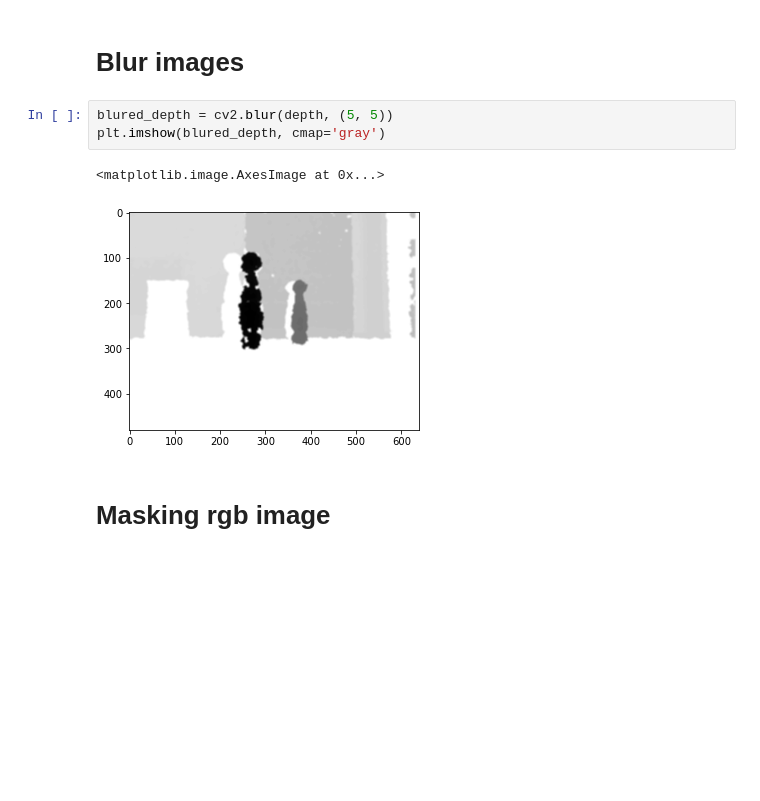
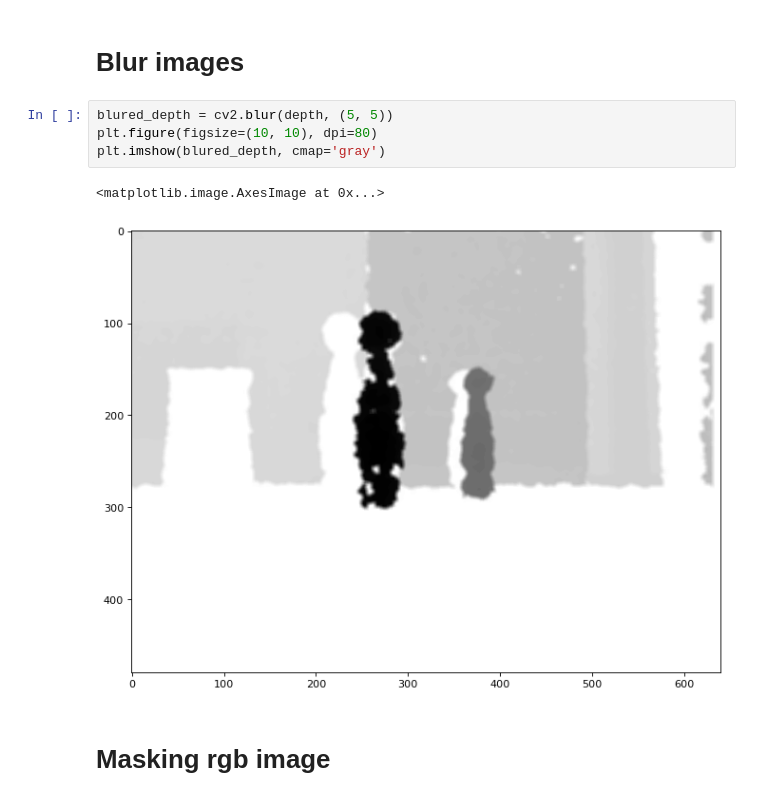
Before and after one commit to MarcinFilipek/Vision, a Jupyter notebook: notebooks/Kinect/Masking image by depth.ipynb, the cells around one changed output. Drawn from its saved outputs; the diff is of its cells as text; blank space fills up the shorter version.

```diff
--- a/notebooks/Kinect/Masking image by depth.ipynb
+++ b/notebooks/Kinect/Masking image by depth.ipynb
@@ -27,10 +27,11 @@ plt.imshow(rgbImage)
 # Blur images
 # %%
 blured_depth = cv2.blur(depth, (5, 5))
+plt.figure(figsize=(10, 10), dpi=80)
 plt.imshow(blured_depth, cmap='gray')
 # %% [output]
 <matplotlib.image.AxesImage at 0x...>
-[figure, old version]
+[figure, new version]
 # %% [markdown]
 # Masking rgb image
 # %%
```
Also changed, not shown: parts of 6 cells of this notebook.
